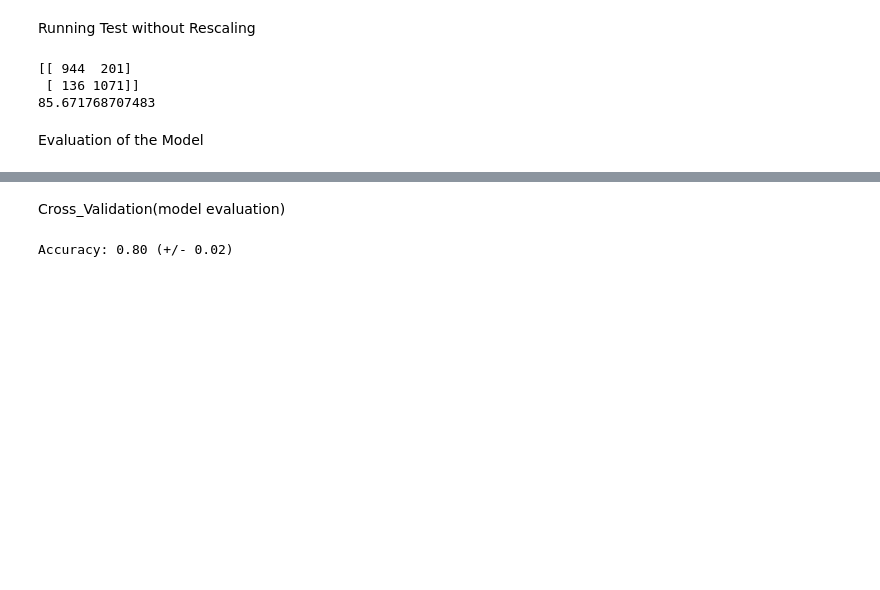
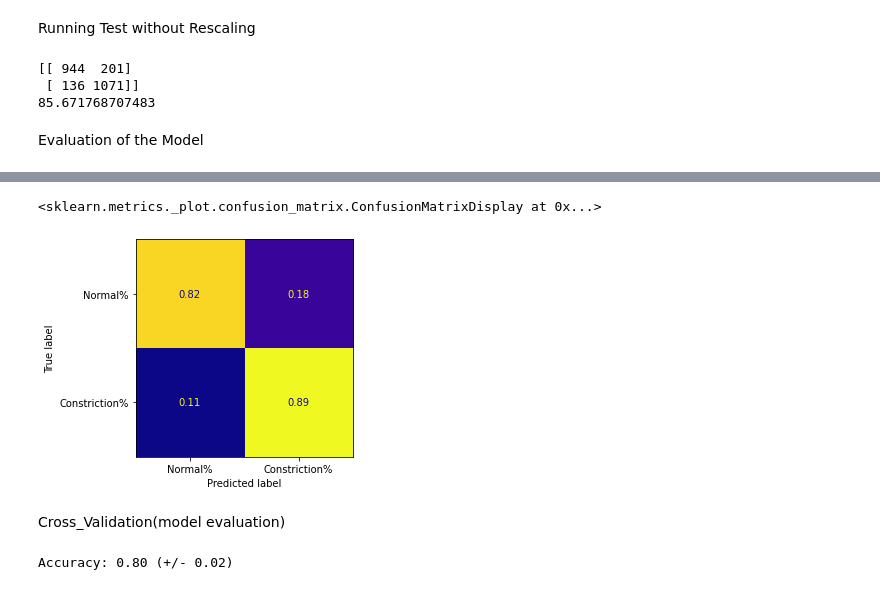
Before and after one commit to HavvaEb/ArcelorMittal_project, a Jupyter notebook: classification_feat.ipynb, the cells around one changed output, grey strips where cells are left out. Cells and saved outputs as stored; diff of their text form; code cells hidden in the pictures; blank space fills up the shorter version.

```diff
--- a/classification_feat.ipynb
+++ b/classification_feat.ipynb
@@ -169,5 +169,12 @@ cmd.plot(colorbar=False)
 [figure]
 [figure]
+# %%
+pcm = confusion_matrix(Y_test,rf_predict, normalize='true')
+pmd = ConfusionMatrixDisplay(pcm, display_labels=['Normal%','Constriction%'])
+pmd.plot(colorbar=False,cmap='plasma')
+# %% [output]
+<sklearn.metrics._plot.confusion_matrix.ConfusionMatrixDisplay at 0x...>
+[figure, added]
 # %% [markdown]
 Cross_Validation(model evaluation)
 # %%
```
Also changed, not shown: parts of 1 cell of this notebook, 1 other file.
